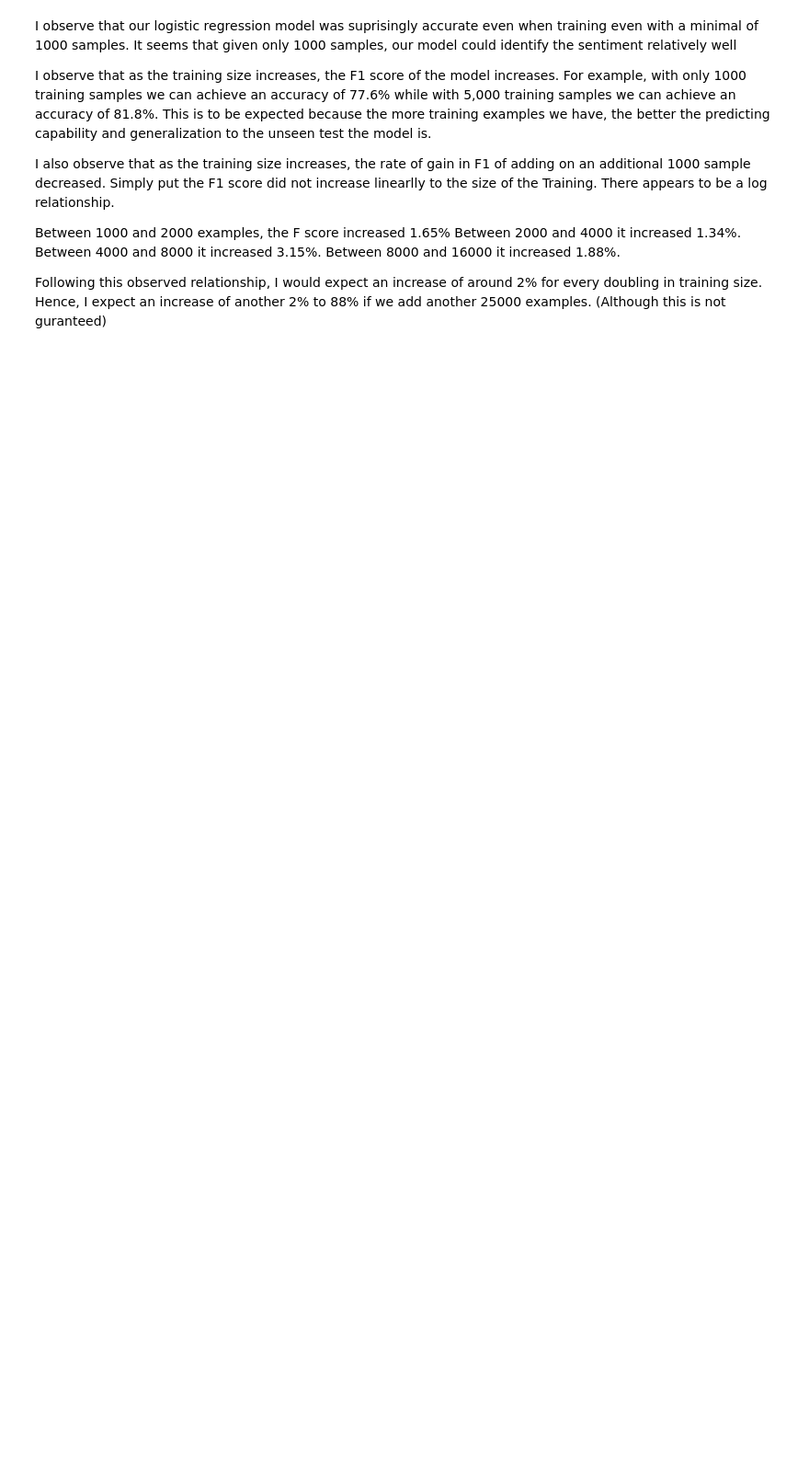
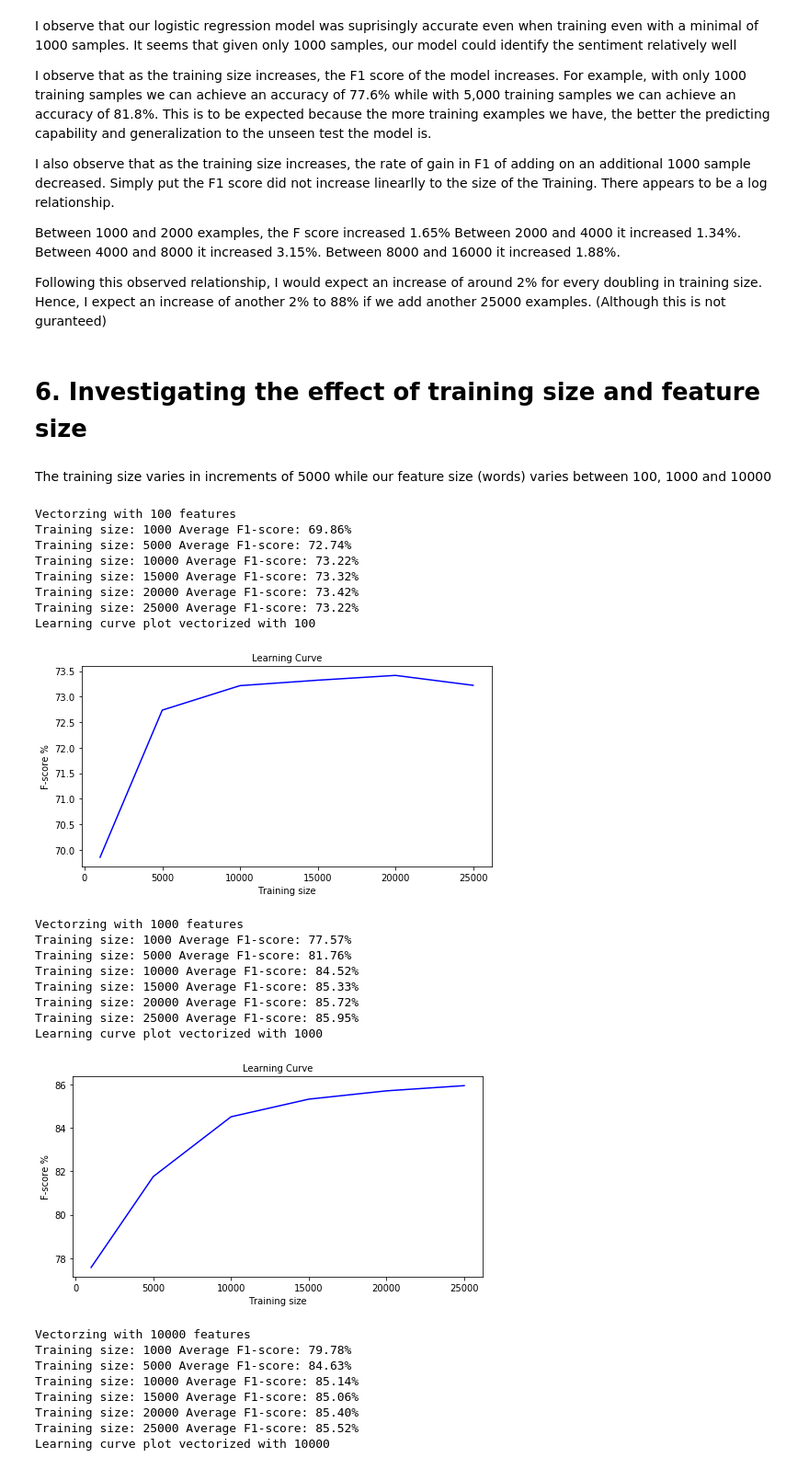
Before and after one commit to finnthedawg/imdb-sentiment, a Jupyter notebook: analysis.ipynb, the cells around one changed output. Shown at 92% size. Drawn from its saved outputs; the diff is of its cells as text; code cells hidden in the pictures; blank space fills up the shorter version.

Commit message:
investigating the effect of training size and feature size

```diff
--- a/analysis.ipynb
+++ b/analysis.ipynb
@@ -533,11 +533,12 @@ Training size: 25000 Average F1-score: 85.95%
 # %%
-#Plot our F1 against data Size
 import matplotlib.pyplot as plt
 import numpy as np
 
-plt.figure(figsize=(8, 4))
-plt.plot(trainSize,F1list,color='blue')
-plt.xlabel('Training size', fontsize=10)
-plt.ylabel('F-score %', fontsize=10)
-plt.title('Learning Curve',fontsize=10)
-plt.show()
+#Function to plot trainsize vs Fscore
+def plotTrainsizeFscore(trainSize,F1list):
+    plt.figure(figsize=(8, 4))
+    plt.plot(trainSize,F1list,color='blue')
+    plt.xlabel('Training size', fontsize=10)
+    plt.ylabel('F-score %', fontsize=10)
+    plt.title('Learning Curve',fontsize=10)
+    plt.show()
@@ -546,3 +545,6 @@ plt.show()
+# %%
+#Plot our F1 against data Size
+plotTrainsizeFscore(trainSize,F1list)
 # %% [markdown]
 I observe that our logistic regression model was suprisingly accurate even when training even with a minimal of 1000 samples. It seems that given only 1000 samples, our model could identify the sentiment relatively well
 
@@ -553,3 +555,60 @@ I also observe that as the training size increases, the rate of gain in F1 of ad
 Between 1000 and 2000 examples, the F score increased 1.65% Between 2000 and 4000 it increased 1.34%. Between 4000 and 8000 it increased 3.15%. Between 8000 and 16000 it increased 1.88%.
 
 Following this observed relationship, I would expect an increase of around 2% for every doubling in training size. Hence, I expect an increase of another 2% to 88% if we add another 25000 examples. (Although this is not guranteed)
+# %% [markdown]
+# 6. Investigating the effect of training size and feature size
+# %% [markdown]
+The training size varies in increments of 5000 while our feature size (words) varies between 100, 1000 and 10000
+# %%
+for featureSize in [100, 1000, 10000]:
+    print("Vectorzing with %d features" % (featureSize))
+    #Create the vectorizer
+    vectorizer = CountVectorizer(max_features=featureSize,analyzer='word',lowercase=True) #Tokenize at word level
+    vectorizer.fit(alltrain.data)
+
+    #Train the model with varying sizes of train data
+    F1list = [] #Track the F1 scores
+    trainSize = [] #Track our training size
+    for i in [1,5,10,15,20,25]:
+        trainSize.append(i*1000)
+        #Create a model
+        model = LogisticRegression(solver='liblinear')
+        #Train with our dataset
+        model.fit(vectorizer.transform(train.data[0:i*1000]), train.target[0:i*1000])
+        #Vectorize our test data.
+        test_pred = model.predict(vectorizer.transform(test.data))
+        #Determine our F1 score
+        F1 = 100*f1_score(test.target, test_pred, average='macro')
+        print ("Training size: %d Average F1-score: %3.2f%%" % (i*1000, F1))
+        F1list.append(F1)
+
+    #Plot our F1 against data Size
+    print("Learning curve plot vectorized with %d" % (featureSize))
+    plotTrainsizeFscore(trainSize,F1list)
+# %% [output]
+Vectorzing with 100 features
+Training size: 1000 Average F1-score: 69.86%
+Training size: 5000 Average F1-score: 72.74%
+Training size: 10000 Average F1-score: 73.22%
+Training size: 15000 Average F1-score: 73.32%
+Training size: 20000 Average F1-score: 73.42%
+Training size: 25000 Average F1-score: 73.22%
+Learning curve plot vectorized with 100
+[figure, added]
+Vectorzing with 1000 features
+Training size: 1000 Average F1-score: 77.57%
+Training size: 5000 Average F1-score: 81.76%
+Training size: 10000 Average F1-score: 84.52%
+Training size: 15000 Average F1-score: 85.33%
+Training size: 20000 Average F1-score: 85.72%
+Training size: 25000 Average F1-score: 85.95%
+Learning curve plot vectorized with 1000
+[figure, added]
+Vectorzing with 10000 features
+Training size: 1000 Average F1-score: 79.78%
+Training size: 5000 Average F1-score: 84.63%
+Training size: 10000 Average F1-score: 85.14%
+Training size: 15000 Average F1-score: 85.06%
+Training size: 20000 Average F1-score: 85.40%
+Training size: 25000 Average F1-score: 85.52%
+Learning curve plot vectorized with 10000
```
Also changed, not shown: parts of 5 cells of this notebook.
